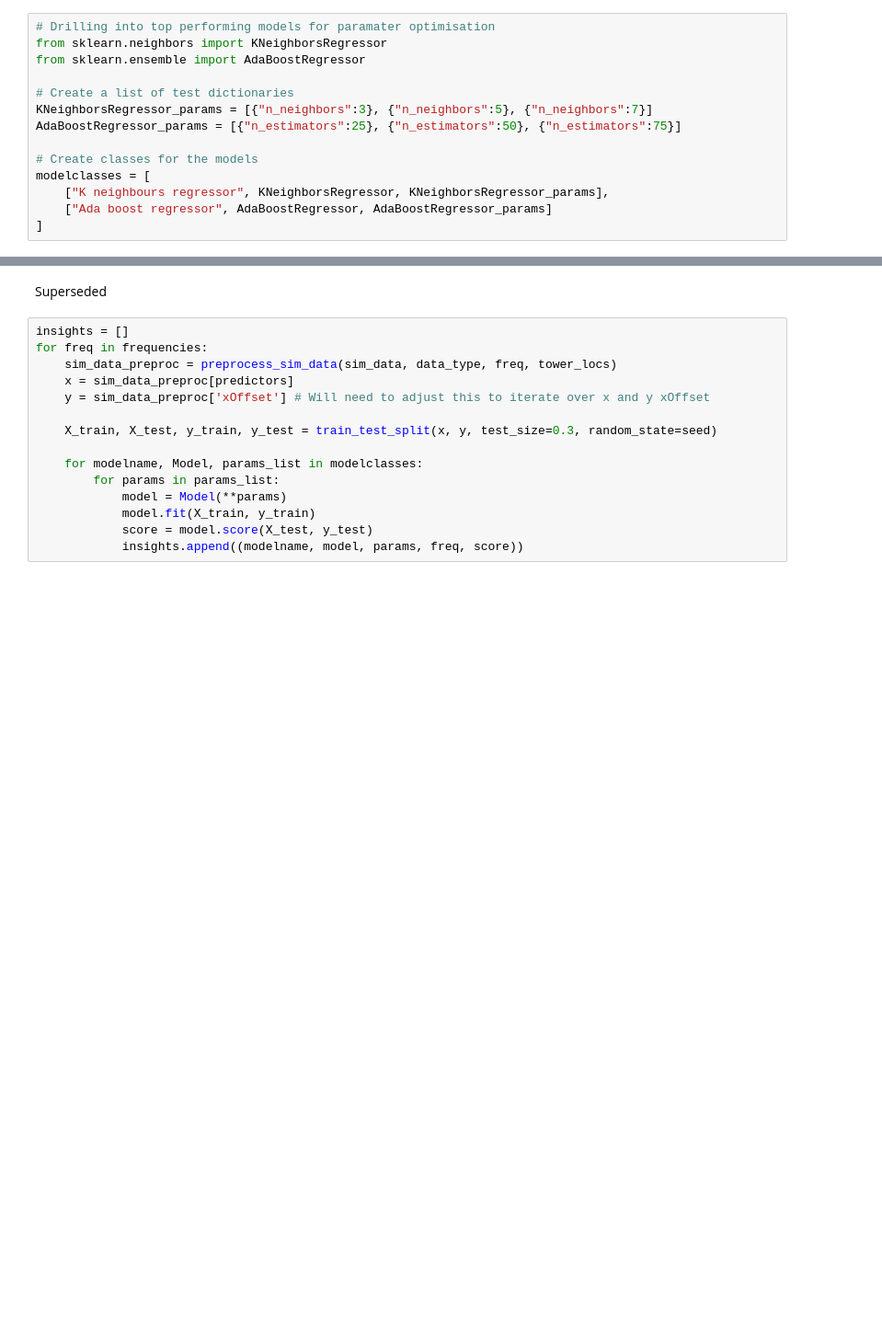
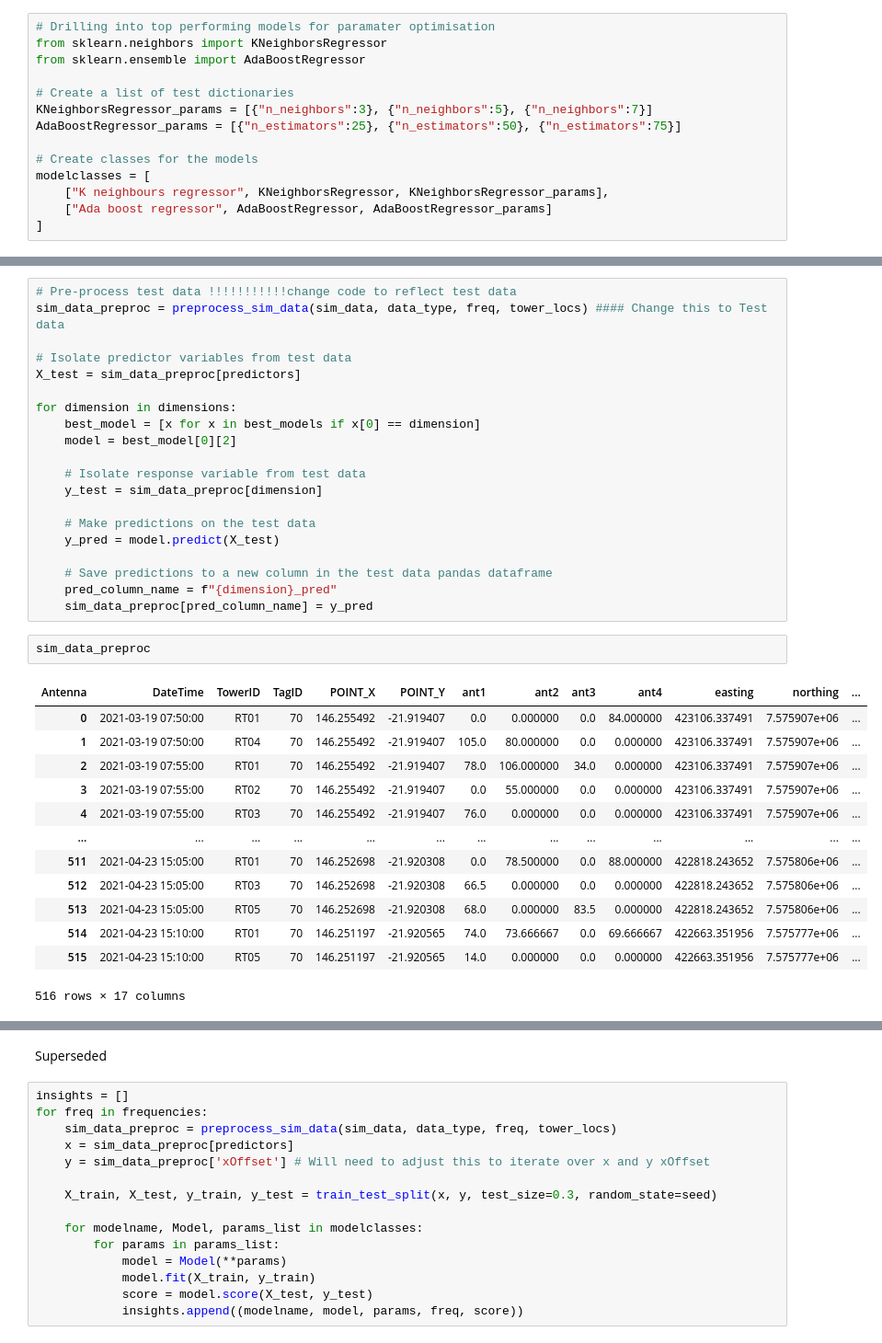
Before and after one commit to johnvanosta/ml4rt, a Jupyter notebook: Train_models.ipynb, the cells around one changed output, grey strips where cells are left out. Shown at 92% size. Saved outputs shown, nothing was run; the diff lists cells and outputs as text; blank space fills up the shorter version.

```diff
--- a/Train_models.ipynb
+++ b/Train_models.ipynb
@@ -135,3 +139,39 @@ K neighbours regressor {'n_neighbors': 3} 1min -0.17174489994468853
+# %%
+# Pre-process test data !!!!!!!!!!!change code to reflect test data
+sim_data_preproc = preprocess_sim_data(sim_data, data_type, freq, tower_locs) #### Change this to Test data
+
+# Isolate predictor variables from test data
+X_test = sim_data_preproc[predictors]
+
+for dimension in dimensions:
+    best_model = [x for x in best_models if x[0] == dimension]
+    model = best_model[0][2]
+
+    # Isolate response variable from test data
+    y_test = sim_data_preproc[dimension]
+
+    # Make predictions on the test data
+    y_pred = model.predict(X_test)
+
+    # Save predictions to a new column in the test data pandas dataframe
+    pred_column_name = f"{dimension}_pred"
+    sim_data_preproc[pred_column_name] = y_pred
+# %%
+sim_data_preproc
+# %% [output]
+| Antenna | DateTime | TowerID | TagID | POINT_X | POINT_Y | ant1 | ant2 | ant3 | ant4 | easting | northing | ... |
+| 0 | 2021-03-19 07:50:00 | RT01 | 70 | 146.255492 | -21.919407 | 0.0 | 0.000000 | 0.0 | 84.000000 | 423106.337491 | 7.575907e+06 | ... |
+| 1 | 2021-03-19 07:50:00 | RT04 | 70 | 146.255492 | -21.919407 | 105.0 | 80.000000 | 0.0 | 0.000000 | 423106.337491 | 7.575907e+06 | ... |
+| 2 | 2021-03-19 07:55:00 | RT01 | 70 | 146.255492 | -21.919407 | 78.0 | 106.000000 | 34.0 | 0.000000 | 423106.337491 | 7.575907e+06 | ... |
+| 3 | 2021-03-19 07:55:00 | RT02 | 70 | 146.255492 | -21.919407 | 0.0 | 55.000000 | 0.0 | 0.000000 | 423106.337491 | 7.575907e+06 | ... |
+| 4 | 2021-03-19 07:55:00 | RT03 | 70 | 146.255492 | -21.919407 | 76.0 | 0.000000 | 0.0 | 0.000000 | 423106.337491 | 7.575907e+06 | ... |
+| ... | ... | ... | ... | ... | ... | ... | ... | ... | ... | ... | ... | ... |
+| 511 | 2021-04-23 15:05:00 | RT01 | 70 | 146.252698 | -21.920308 | 0.0 | 78.500000 | 0.0 | 88.000000 | 422818.243652 | 7.575806e+06 | ... |
+| 512 | 2021-04-23 15:05:00 | RT03 | 70 | 146.252698 | -21.920308 | 66.5 | 0.000000 | 0.0 | 0.000000 | 422818.243652 | 7.575806e+06 | ... |
+| 513 | 2021-04-23 15:05:00 | RT05 | 70 | 146.252698 | -21.920308 | 68.0 | 0.000000 | 83.5 | 0.000000 | 422818.243652 | 7.575806e+06 | ... |
+| 514 | 2021-04-23 15:10:00 | RT01 | 70 | 146.251197 | -21.920565 | 74.0 | 73.666667 | 0.0 | 69.666667 | 422663.351956 | 7.575777e+06 | ... |
+| 515 | 2021-04-23 15:10:00 | RT05 | 70 | 146.251197 | -21.920565 | 14.0 | 0.000000 | 0.0 | 0.000000 | 422663.351956 | 7.575777e+06 | ... |
+516 rows × 17 columns
 # %%
 # Select a model from trained_models
 selected_model = trained_models[0][1]
```
Also changed, not shown: parts of 10 cells of this notebook.
